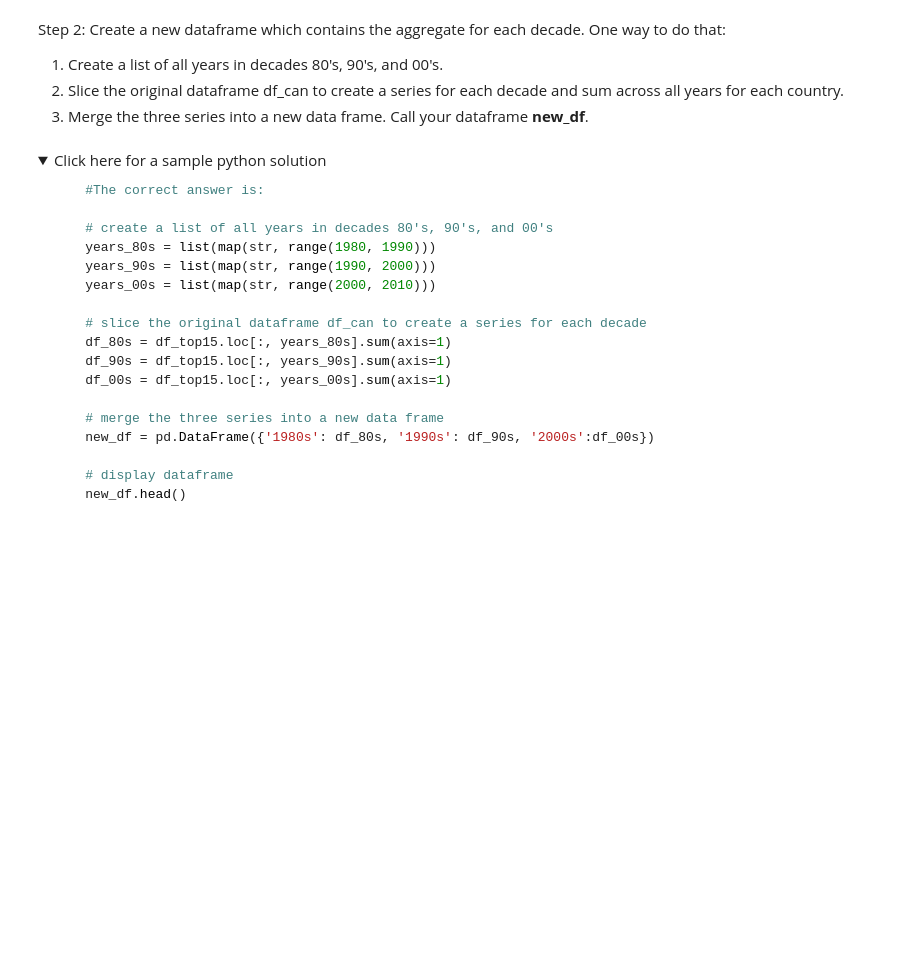
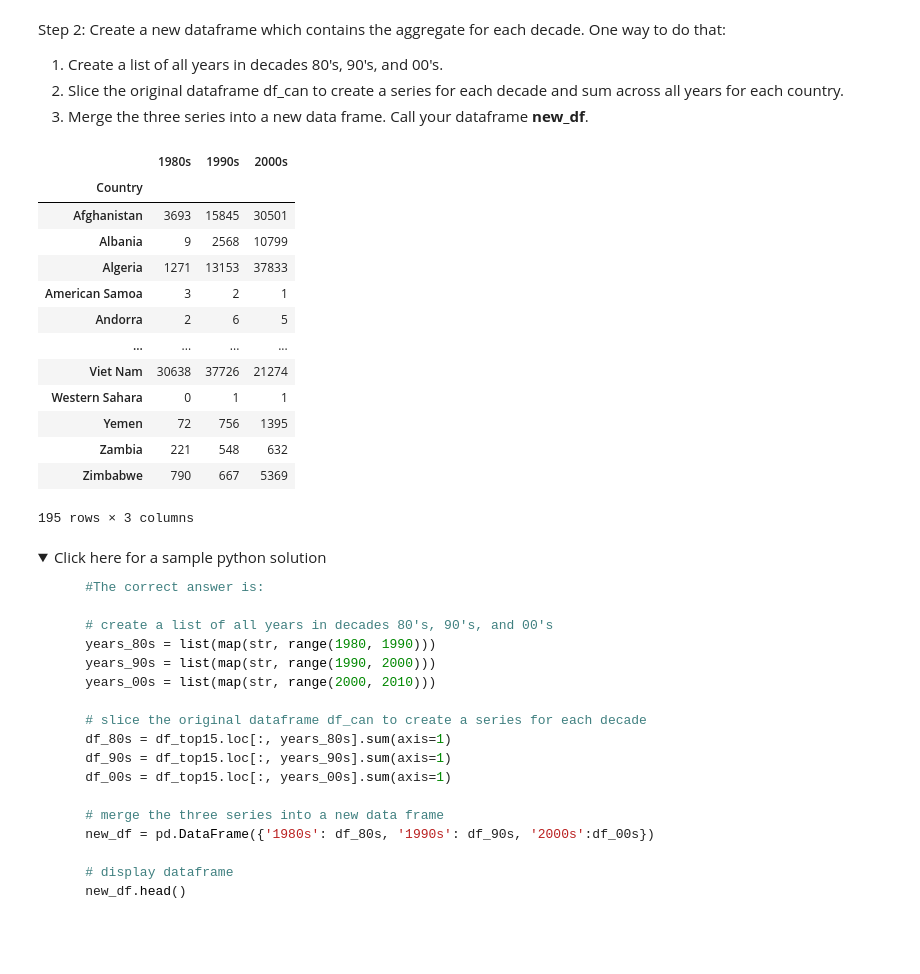
Before and after one commit to firatolcum/IBM_Data_Analyst_Professional_Certificate_Course, a Jupyter notebook: Data.Visualization.With.Python/DV0101EN-Exercise-Pie-Charts-Box-Plots-Scatter-Plots-and-Bubble-Plots.ipynb, the cells around one changed output. Cells and saved outputs as stored; diff of their text form; code cells hidden in the pictures; folded sections open; blank space fills up the shorter version.

```diff
--- a/Data.Visualization.With.Python/DV0101EN-Exercise-Pie-Charts-Box-Plots-Scatter-Plots-and-Bubble-Plots.ipynb
+++ b/Data.Visualization.With.Python/DV0101EN-Exercise-Pie-Charts-Box-Plots-Scatter-Plots-and-Bubble-Plots.ipynb
@@ -450,3 +503,36 @@ Step 2: Create a new dataframe which contains the aggregate for each decade. One
+# %%
+### type your answer here
+import regex
+years_80s = regex.findall("198.", str(df_can.columns))
+years_90s = regex.findall("199.", str(df_can.columns))
+years_00 = regex.findall("200.", str(df_can.columns))
+
+df_80s = df_can.loc[:, years_80s].sum(axis=1)
+df_90s = df_can.loc[:, years_90s].sum(axis=1)
+df_00s = df_can.loc[:, years_00].sum(axis=1)
+
+new_df = pd.DataFrame({
+    "1980s" : df_80s,
+    "1990s" : df_90s,
+    "2000s" : df_00s
+})
+
+new_df
+# %% [output]
+|  | 1980s | 1990s | 2000s |
+| Country |  |  |  |
+| Afghanistan | 3693 | 15845 | 30501 |
+| Albania | 9 | 2568 | 10799 |
+| Algeria | 1271 | 13153 | 37833 |
+| American Samoa | 3 | 2 | 1 |
+| Andorra | 2 | 6 | 5 |
+| ... | ... | ... | ... |
+| Viet Nam | 30638 | 37726 | 21274 |
+| Western Sahara | 0 | 1 | 1 |
+| Yemen | 72 | 756 | 1395 |
+| Zambia | 221 | 548 | 632 |
+| Zimbabwe | 790 | 667 | 5369 |
+195 rows × 3 columns
 # %% [markdown]
 <details><summary>Click here for a sample python solution</summary>
 
```
Also changed, not shown: parts of 14 cells of this notebook.
